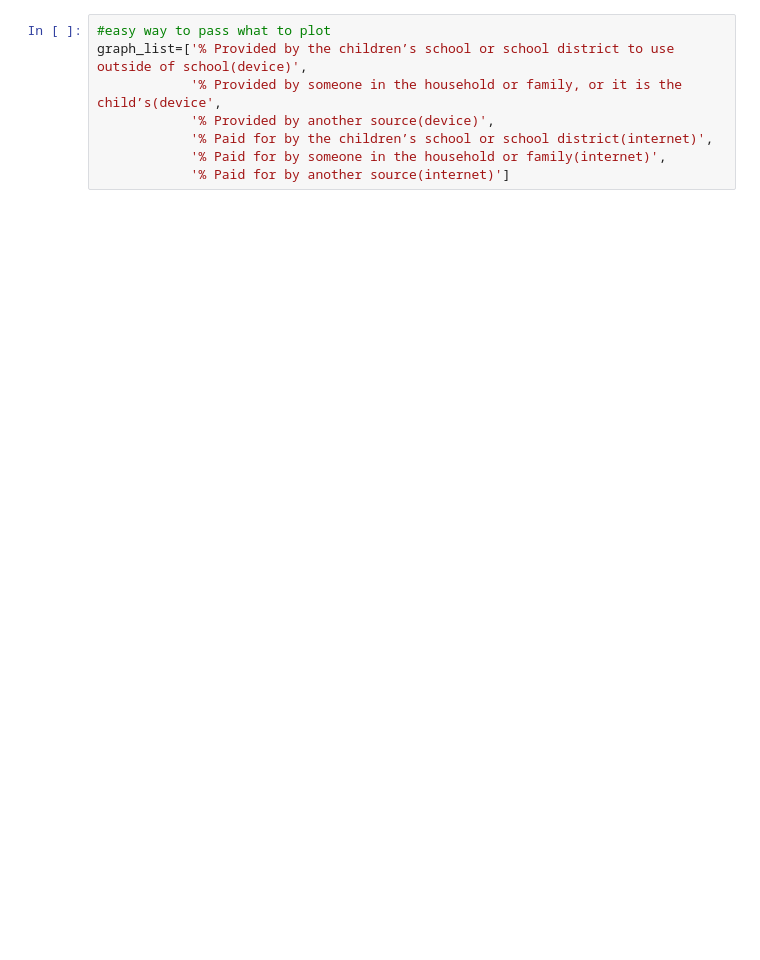
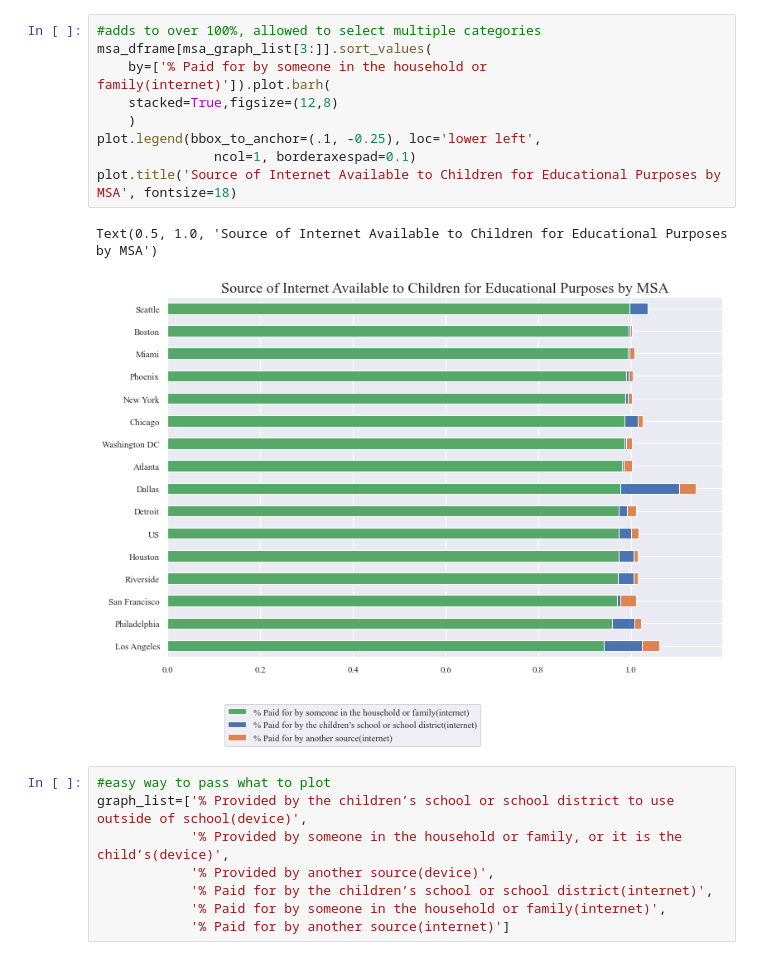
Before and after one commit to AnGWar26/icsd-pulse, a Jupyter notebook: notebooks/clean_data_edu.ipynb, the cells around one changed output. Cells and saved outputs as stored; diff of their text form; blank space fills up the shorter version.

```diff
--- a/notebooks/clean_data_edu.ipynb
+++ b/notebooks/clean_data_edu.ipynb
@@ -31,7 +89,19 @@ for places in frame_dict.keys():
+# %%
+#adds to over 100%, allowed to select multiple categories
+msa_dframe[msa_graph_list[3:]].sort_values(
+    by=['% Paid for by someone in the household or family(internet)']).plot.barh(
+    stacked=True,figsize=(12,8)
+    )
+plot.legend(bbox_to_anchor=(.1, -0.25), loc='lower left',
+               ncol=1, borderaxespad=0.1)
+plot.title('Source of Internet Available to Children for Educational Purposes by MSA', fontsize=18)
+# %% [output]
+Text(0.5, 1.0, 'Source of Internet Available to Children for Educational Purposes by MSA')
+[figure, added]
 # %%
 #easy way to pass what to plot
 graph_list=['% Provided by the children’s school or school district to use outside of school(device)',
-            '% Provided by someone in the household or family, or it is the child’s(device',
+            '% Provided by someone in the household or family, or it is the child’s(device)',
             '% Provided by another source(device)',
             '% Paid for by the children’s school or school district(internet)',
             '% Paid for by someone in the household or family(internet)',
```
Also changed, not shown: parts of 12 cells of this notebook, 1 other file.
